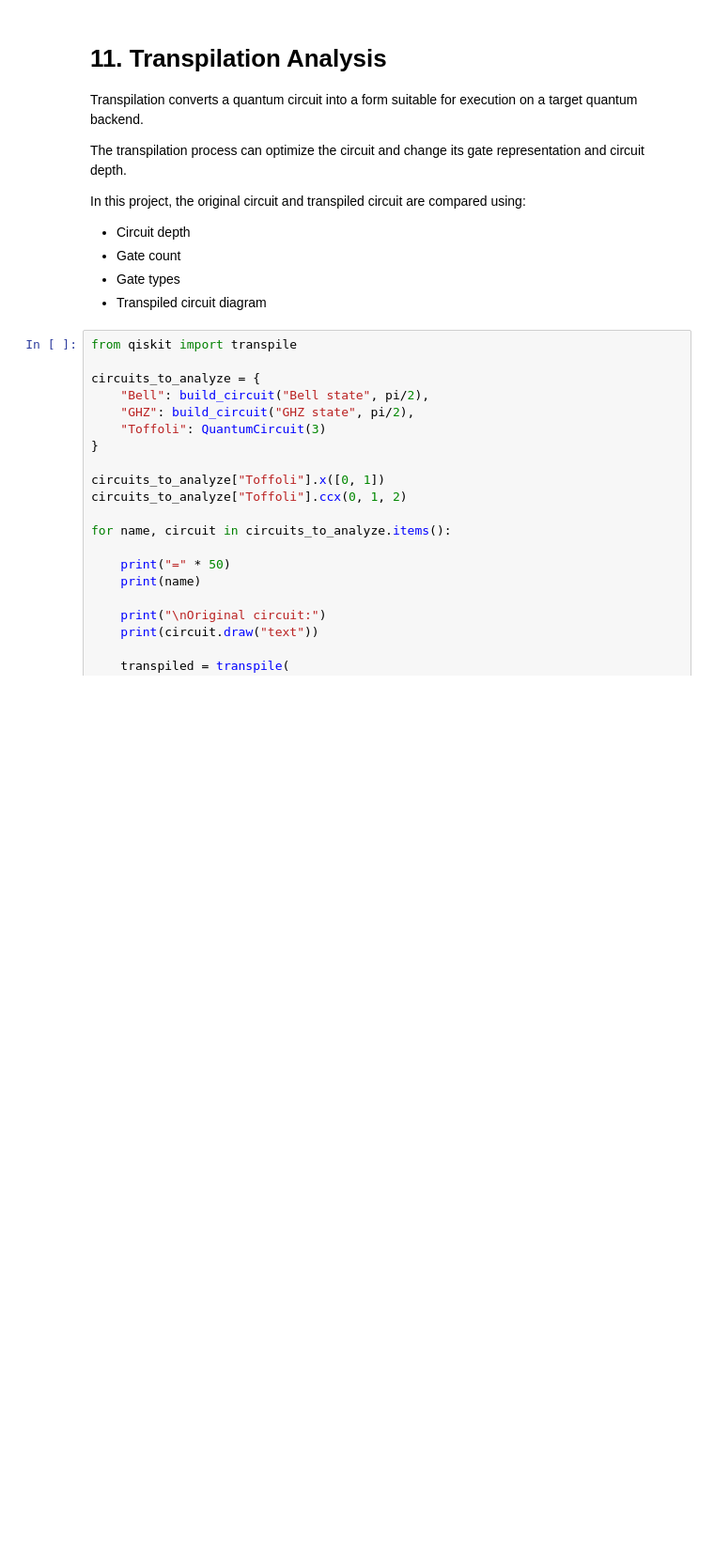
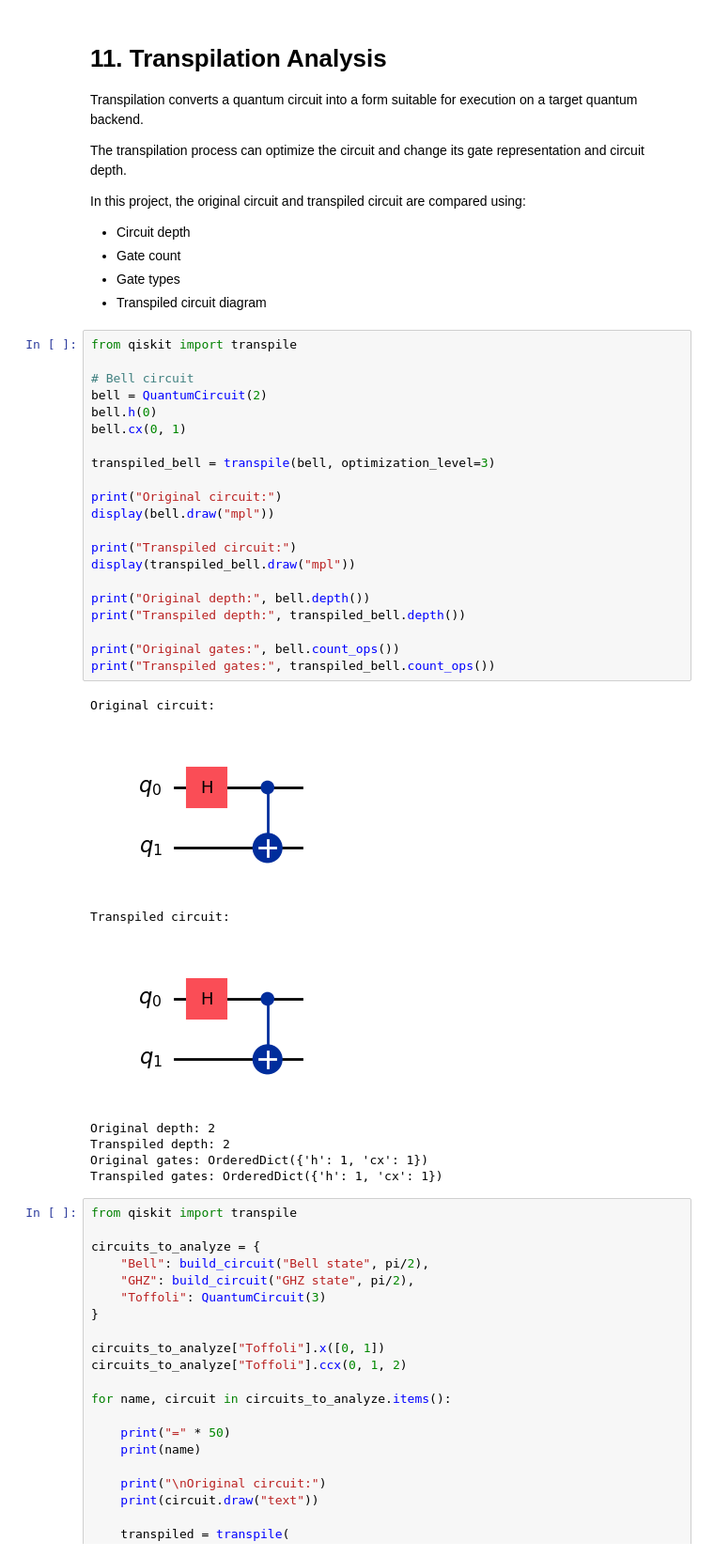
Before and after one commit to Siri800/Quantum_computing, a Jupyter notebook: Quantum_lab1.ipynb, the cells around one changed output. Shown at 94% size. Drawn from its saved outputs; the diff is of its cells as text; blank space fills up the shorter version.

```diff
--- a/Quantum_lab1.ipynb
+++ b/Quantum_lab1.ipynb
@@ -768,6 +768,36 @@ In this project, the original circuit and transpiled circuit are compared using:
 - Gate count
 - Gate types
 - Transpiled circuit diagram
+# %%
+from qiskit import transpile
+
+# Bell circuit
+bell = QuantumCircuit(2)
+bell.h(0)
+bell.cx(0, 1)
+
+transpiled_bell = transpile(bell, optimization_level=3)
+
+print("Original circuit:")
+display(bell.draw("mpl"))
+
+print("Transpiled circuit:")
+display(transpiled_bell.draw("mpl"))
+
+print("Original depth:", bell.depth())
+print("Transpiled depth:", transpiled_bell.depth())
+
+print("Original gates:", bell.count_ops())
+print("Transpiled gates:", transpiled_bell.count_ops())
+# %% [output]
+Original circuit:
+[figure, added]
+Transpiled circuit:
+[figure, added]
+Original depth: 2
+Transpiled depth: 2
+Original gates: OrderedDict({'h': 1, 'cx': 1})
+Transpiled gates: OrderedDict({'h': 1, 'cx': 1})
 # %%
 from qiskit import transpile
 
```
